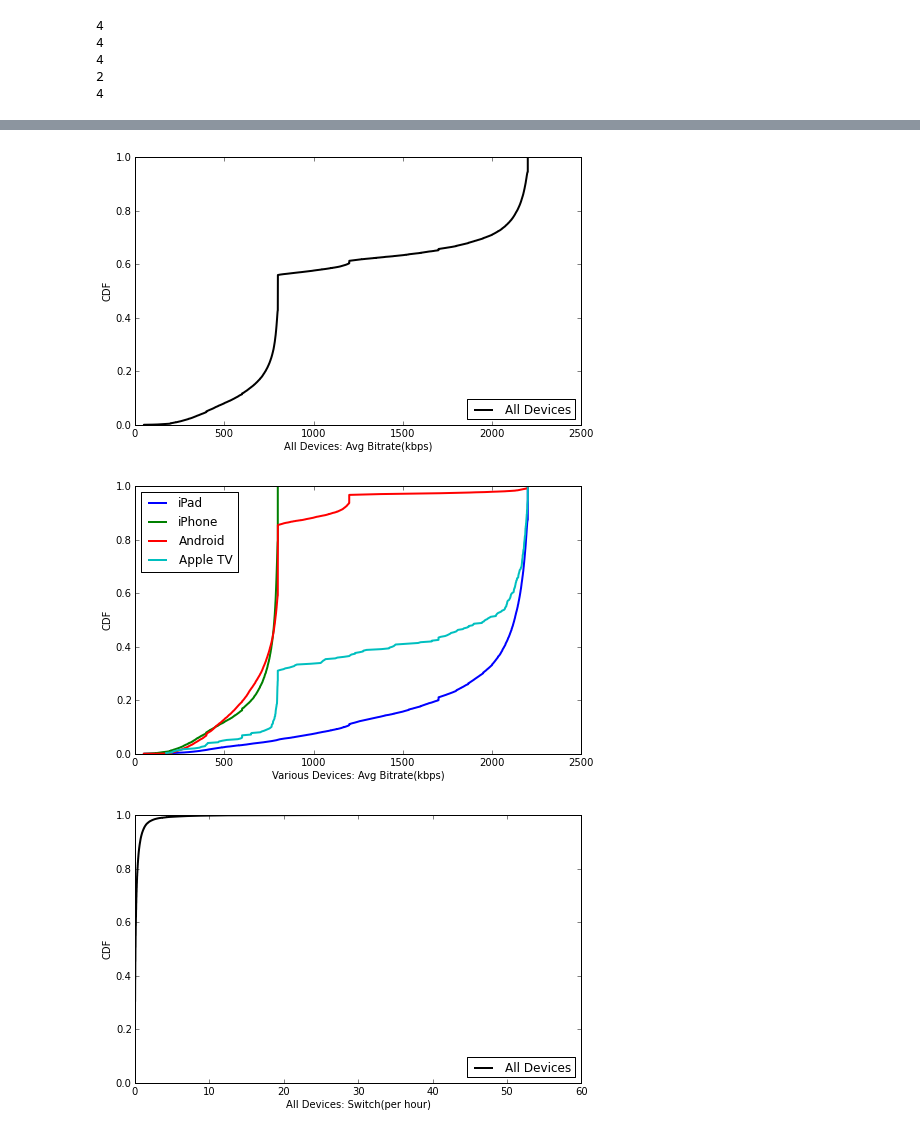
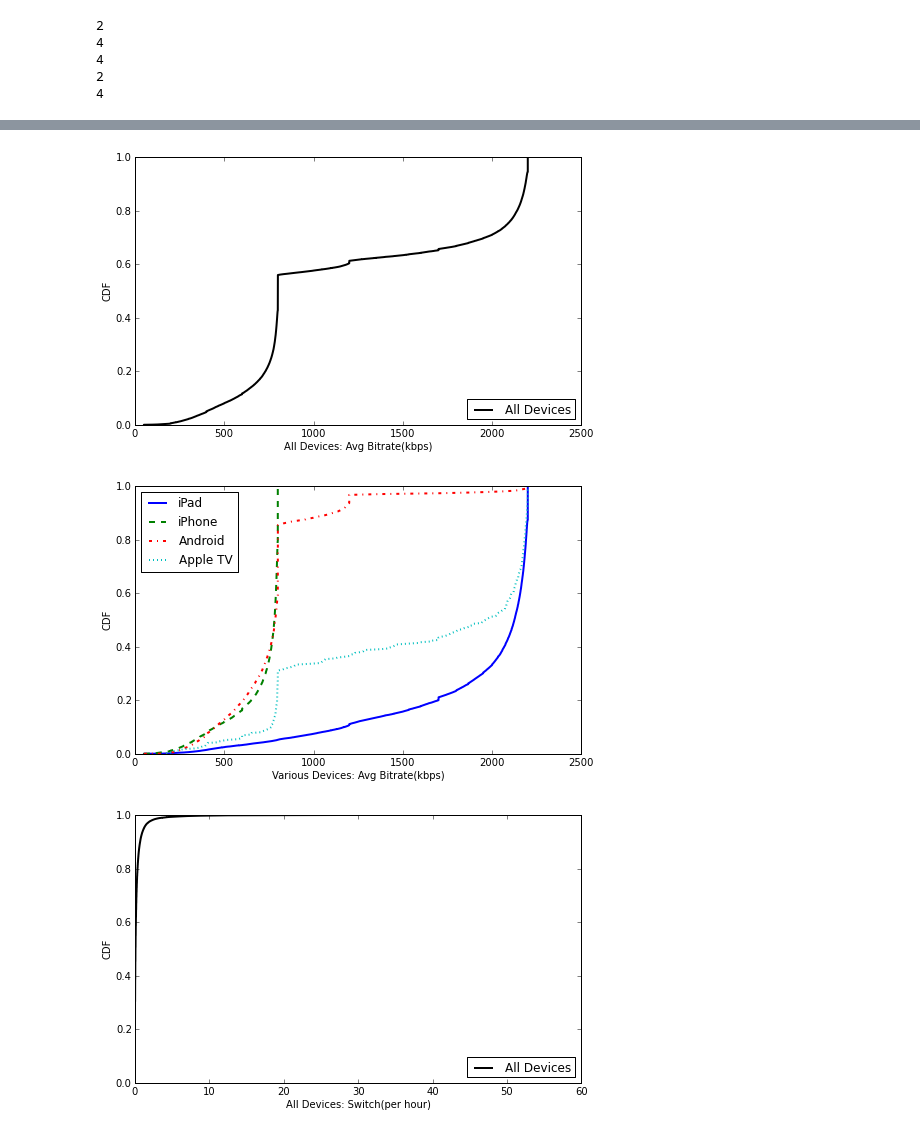
Before and after one commit to logicmd/DDQoE, a Jupyter notebook: ml/inspect-distribution-figures.ipynb, the cells around one changed output, grey strips where cells are left out. Drawn from its saved outputs; the diff is of its cells as text; code cells hidden in the pictures.

```diff
--- a/ml/inspect-distribution-figures.ipynb
+++ b/ml/inspect-distribution-figures.ipynb
@@ -45,6 +45,8 @@ metric_list = ['Watching Lasting Time(s)',
                   'Switch(per hour)',
                   'Initial Time(\'o clock)']
 train = None
+
+ls = ['-', '--', '-.', ':']
 
 class cdf:
 
@@ -110,7 +112,8 @@ class cdf:
                         sample +=1
 
                     ecdf = sm.distributions.ECDF(sample)
-                    plot, = plt.plot(ecdf.x, ecdf.y, linewidth=2)
+
+                    plot, = plt.plot(ecdf.x, ecdf.y, linewidth=2, linestyle=ls[i])
 
                     plots.append(plot)
 
@@ -129,15 +132,15 @@ class cdf:
 # %%
 c = cdf()
 fig_num = 1
-locs = [4, 4, 4, 2, 4]
+locs = [2, 4, 4, 2, 4]
 name = ['all_time', 'v_time', 'all_ad', 'v_ad', 'all_bitrate', 'v_bitrate', 'all_sw', 'v_sw', 'all_init', 'v_init']
 for m in metric_list:
     c.plot(m, 'All', fig_num, multiple = False, name=name[fig_num - 1])
     print  locs[fig_num/2]
-    c.plot(m, '', fig_num + 1, multiple = True, name=name[fig_num], location = locs[fig_num/2])
+    c.plot(m, '', fig_num + 1, multiple = True, name=name[fig_num], location = locs[(fig_num-1)/2])
     fig_num += 2
 # %% [output]
-4
+2
 4
 4
 2
@@ -149,3 +152,3 @@ for m in metric_list:
 [figure]
-[figure, old version]
+[figure, new version]
 [figure]
```
Also changed, not shown: parts of 1 cell of this notebook, 34 other files.
